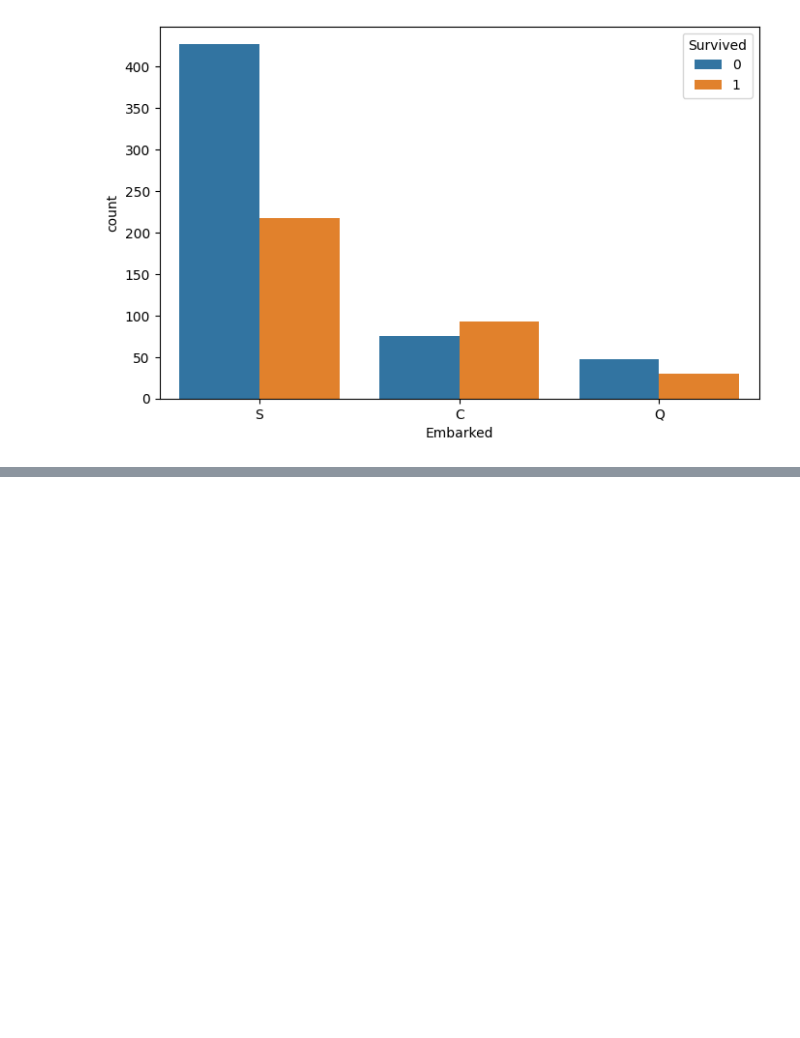
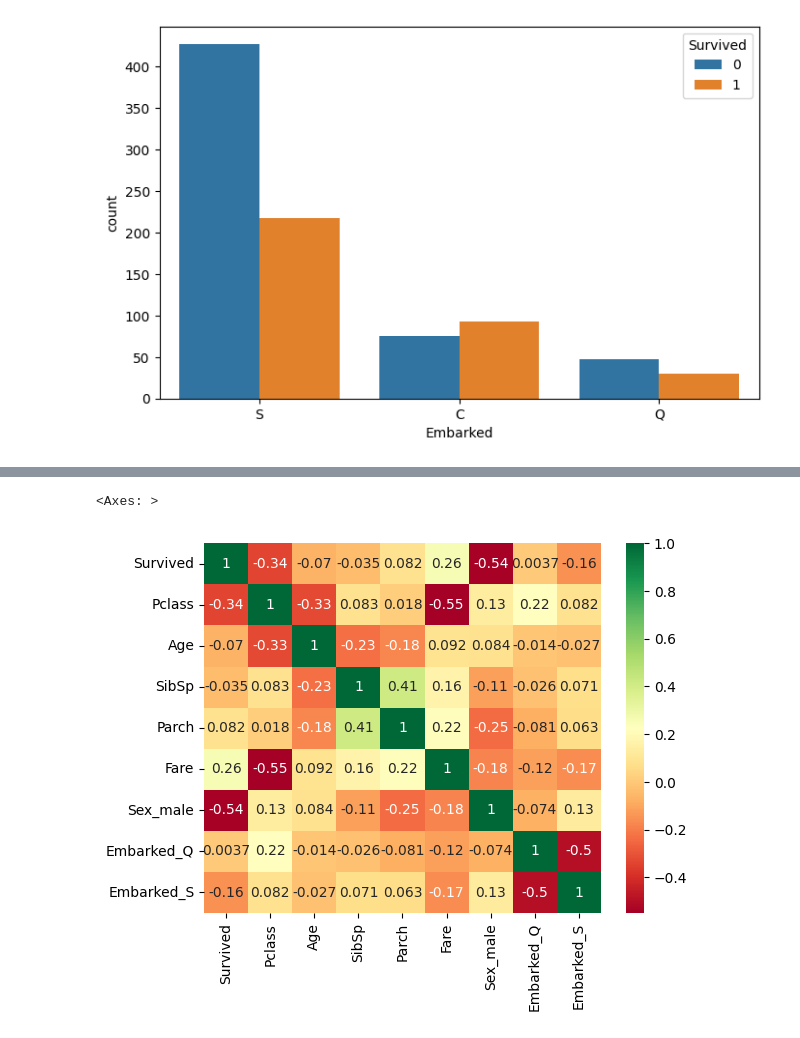
Before and after one commit to Nobukhosi1/codingTasks, a Jupyter notebook: titanic.ipynb, the cells around one changed output, grey strips where cells are left out. Saved outputs shown, nothing was run; the diff lists cells and outputs as text; code cells hidden in the pictures; blank space fills up the shorter version.

```diff
--- a/titanic.ipynb
+++ b/titanic.ipynb
@@ -113,3 +112,5 @@ sns.countplot(x='Embarked', hue="Survived" , data=df)
 plt.show()
 # %% [output]
 [figure]
+# %%
+df_dummies=pd.get_dummies(df, drop_first=True)
@@ -115,0 +139,6 @@ plt.show()
+# %%
+df_dummies["Embarked_S"]=df_dummies["Embarked_S"].astype(int)
+df_dummies["Embarked_Q"]=df_dummies["Embarked_Q"].astype(int)
+df_dummies["Sex_male"]=df_dummies["Sex_male"].astype(int)
+df_dummies.info()
+df_dummies.head()
@@ -116,3 +171,11 @@ plt.show()
+# %%
+df_dummies= df_dummies.drop(["Age_group_21-40", "Age_group_41-60", "Age_group_61-80"], axis=1)
+# %%
+correlation_matrix = df_dummies.corr()
+sns.heatmap(correlation_matrix, annot=True, cbar=True, cmap="RdYlGn")
+# %% [output]
+<Axes: >
+[figure, added]
 # %%
 # Report
 
```
Also changed, not shown: parts of 6 cells of this notebook.
